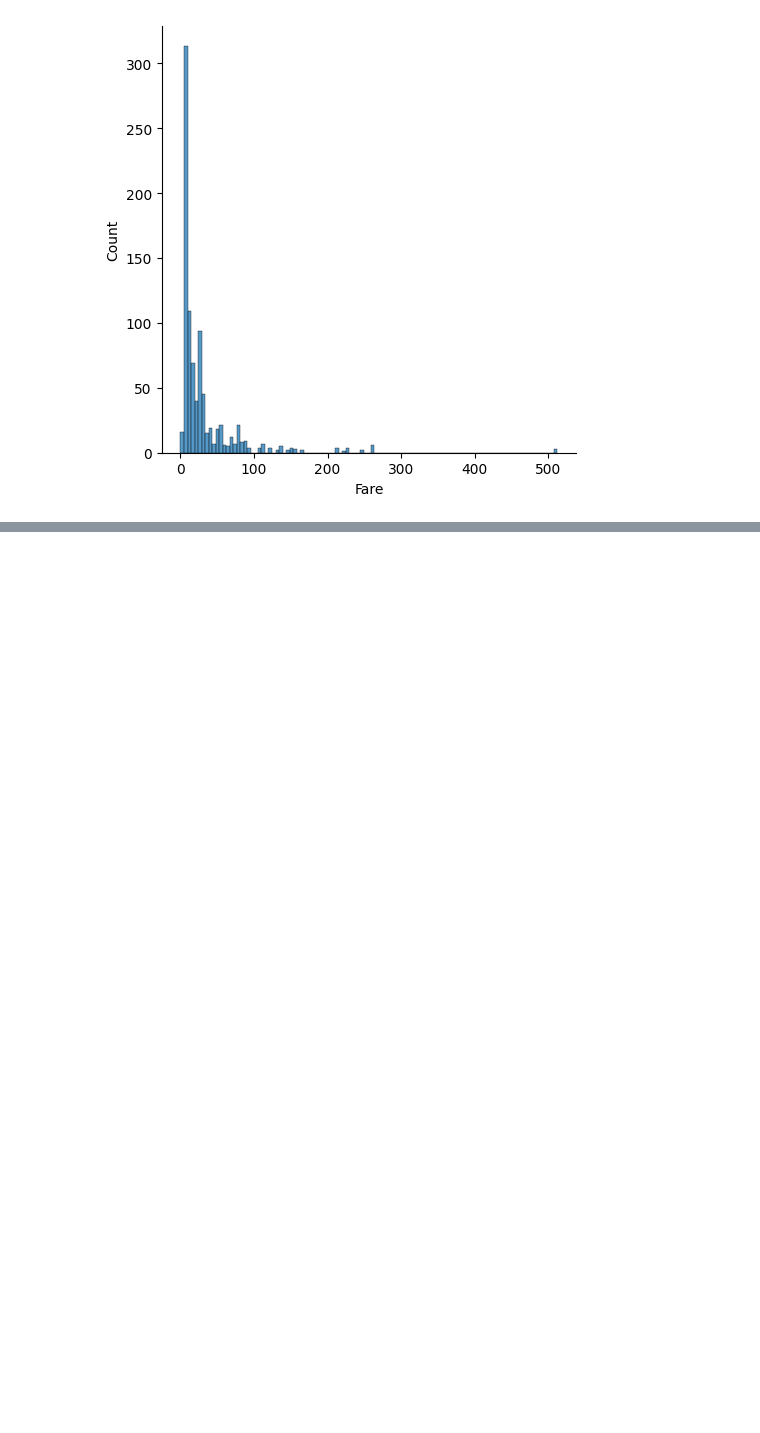
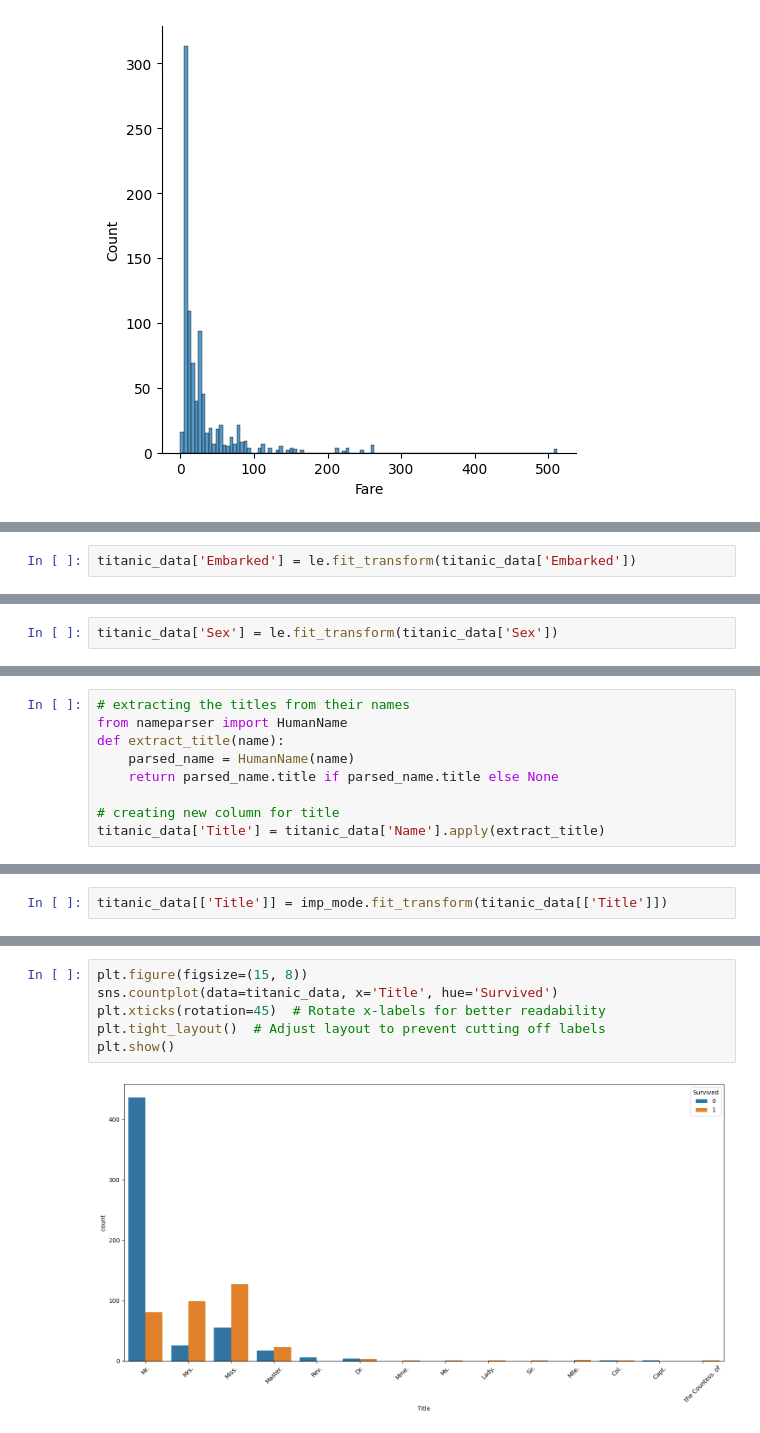
Before and after one commit to alb1nut/Kaggle-Titanic-Challenge-Machine-Learning-from-Disaster., a Jupyter notebook: Kaggle_Titanic_Challenge_–_Machine_Learning_from_Disaster_.ipynb, the cells around one changed output, grey strips where cells are left out. Saved outputs shown, nothing was run; the diff lists cells and outputs as text; blank space fills up the shorter version.

```diff
--- a/Kaggle_Titanic_Challenge_–_Machine_Learning_from_Disaster_.ipynb
+++ b/Kaggle_Titanic_Challenge_–_Machine_Learning_from_Disaster_.ipynb
@@ -226,0 +250,2 @@ sns.displot(data=titanic_data,x ='Fare')
+# %%
+titanic_data['Embarked'] = le.fit_transform(titanic_data['Embarked'])
@@ -226,0 +283,2 @@ sns.displot(data=titanic_data,x ='Fare')
+# %%
+titanic_data['Sex'] = le.fit_transform(titanic_data['Sex'])
@@ -226,0 +311,9 @@ sns.displot(data=titanic_data,x ='Fare')
+# %%
+# extracting the titles from their names
+from nameparser import HumanName
+def extract_title(name):
+    parsed_name = HumanName(name)
+    return parsed_name.title if parsed_name.title else None
+
+# creating new column for title
+titanic_data['Title'] = titanic_data['Name'].apply(extract_title)
@@ -226,0 +368,2 @@ sns.displot(data=titanic_data,x ='Fare')
+# %%
+titanic_data[['Title']] = imp_mode.fit_transform(titanic_data[['Title']])
@@ -226,0 +385,8 @@ sns.displot(data=titanic_data,x ='Fare')
+# %%
+plt.figure(figsize=(15, 8))
+sns.countplot(data=titanic_data, x='Title', hue='Survived')
+plt.xticks(rotation=45)  # Rotate x-labels for better readability
+plt.tight_layout()  # Adjust layout to prevent cutting off labels
+plt.show()
+# %% [output]
+[figure, added]
```
Also changed, not shown: parts of 20 cells of this notebook.
